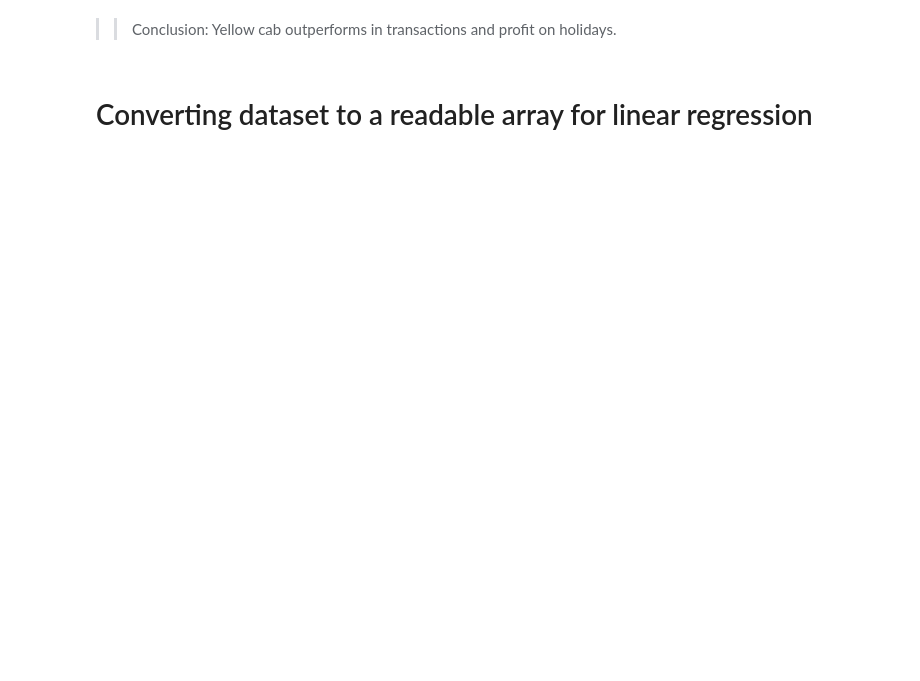
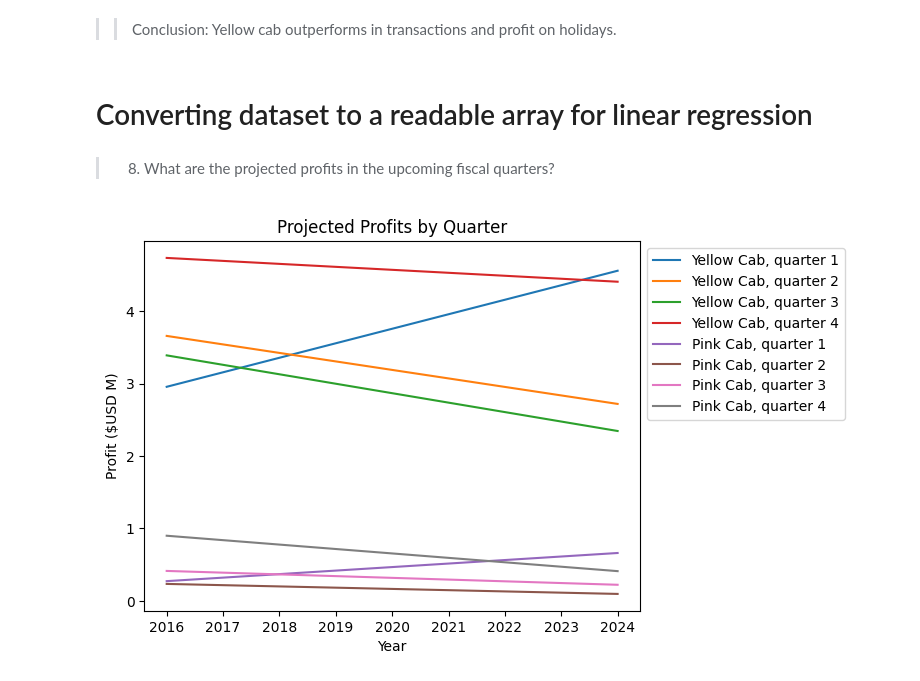
Before and after one commit to nureinumeya1999/Cab-Investment, a Jupyter notebook: src/EDA.ipynb, the cells around one changed output. Cells and saved outputs as stored; diff of their text form; code cells hidden in the pictures; blank space fills up the shorter version.

```diff
--- a/src/EDA.ipynb
+++ b/src/EDA.ipynb
@@ -879,3 +886,22 @@ def overall():
 directories(queries, MODEL_PATH)
 # %%
 overall()
+# %% [markdown]
+> 8. What are the projected profits in the upcoming fiscal quarters?
+# %%
+X = [[2016], [2017], [2018], [2019], [2020], [2021], [2022], [2023], [2024]]
+# %%
+for company in companyID:
+    for quarter in quarterID:
+        with open(os.path.join('models', company, quarter, 'US', 'model.pkl'), 'rb') as f:
+            model = pickle.load(f)
+            y = model.predict(X)
+            plt.plot(X, y / 1000000, label=f'{company}, quarter {quarter}')
+
+plt.ylabel('Profit ($USD M)')
+plt.xlabel('Year')
+plt.title('Projected Profits by Quarter')
+plt.legend(bbox_to_anchor=(1, 1))
+plt.show()
+# %% [output]
+[figure, added]
```
Also changed, not shown: parts of 5 cells of this notebook, 1 other file.
